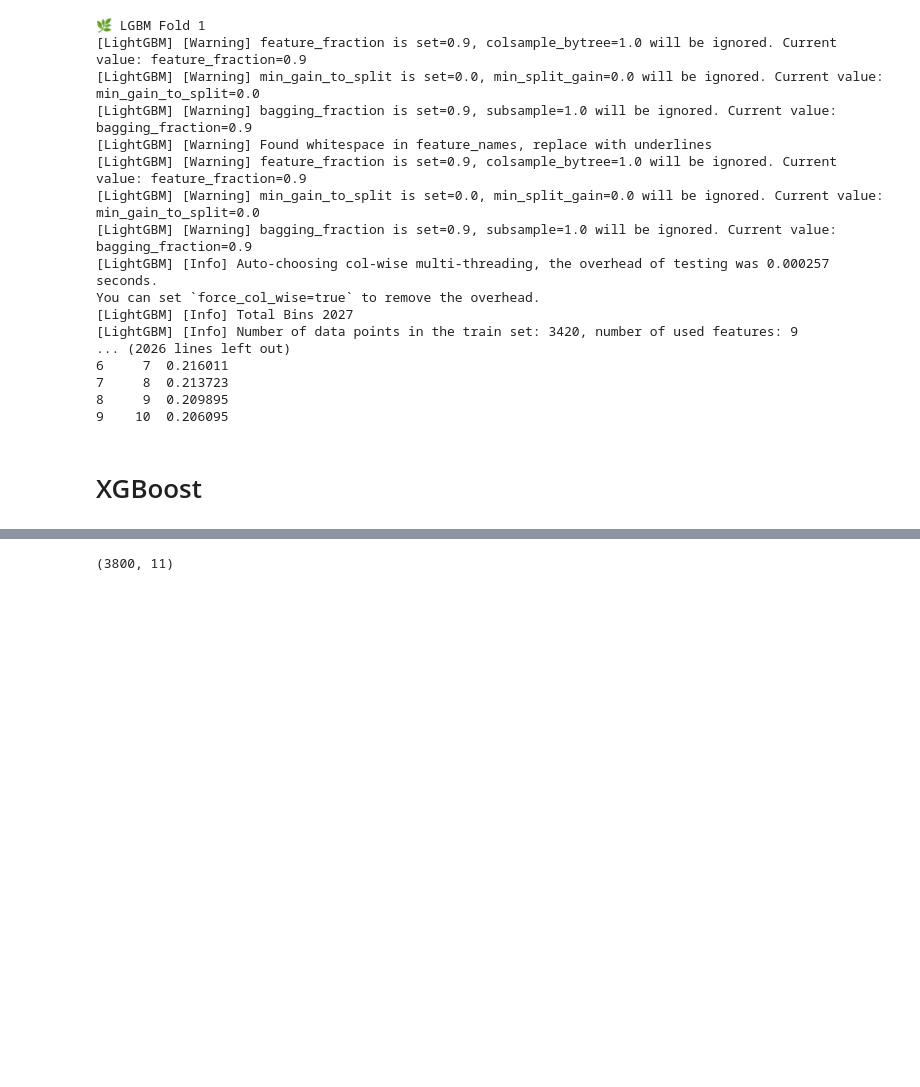
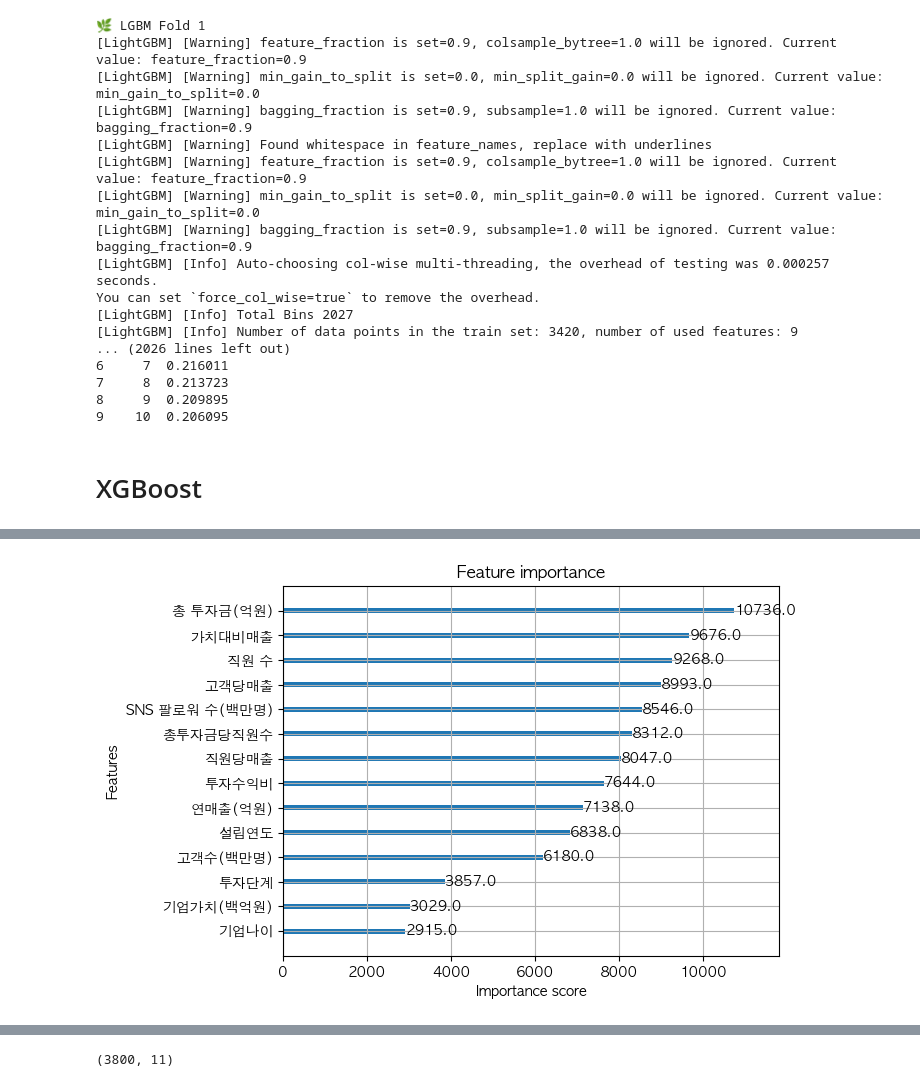
Before and after one commit to kimyoungho010311/Startup_Success_Prediction_Hackathon, a Jupyter notebook: notebooks/Ocean/학습_노트북.ipynb, the cells around one changed output, grey strips where cells are left out. Drawn from its saved outputs; the diff is of its cells as text; code cells hidden in the pictures; blank space fills up the shorter version.

Commit message:
docs : 타겟변수 로직변환, 선형모델 추가, XGBoost 변수 중요도 분석, 모델별 성공확률 비교, 각 그래프 KDE 삭제

```diff
--- a/notebooks/Ocean/학습_노트북.ipynb
+++ b/notebooks/Ocean/학습_노트북.ipynb
@@ -668,0 +668,17 @@ submission.to_csv('../../data/output/submission_xgb.csv', index=False)
+# %%
+import xgboost as xgb
+import matplotlib.pyplot as plt
+import matplotlib.pyplot as plt
+from matplotlib import rc
+import seaborn as sns
+%matplotlib inline
+#맥에서 한글 안깨지게
+
+
+rc('font', family='AppleGothic') # 애플 폰트 사용
+plt.rcParams['axes.unicode_minus'] = False # 마이너스 부호 안깨지게 설정
+
+xgb.plot_importance(model)
+plt.show()
+# %% [output]
+[figure, added]
```
Also changed, not shown: parts of 8 cells of this notebook, 12 other files.
